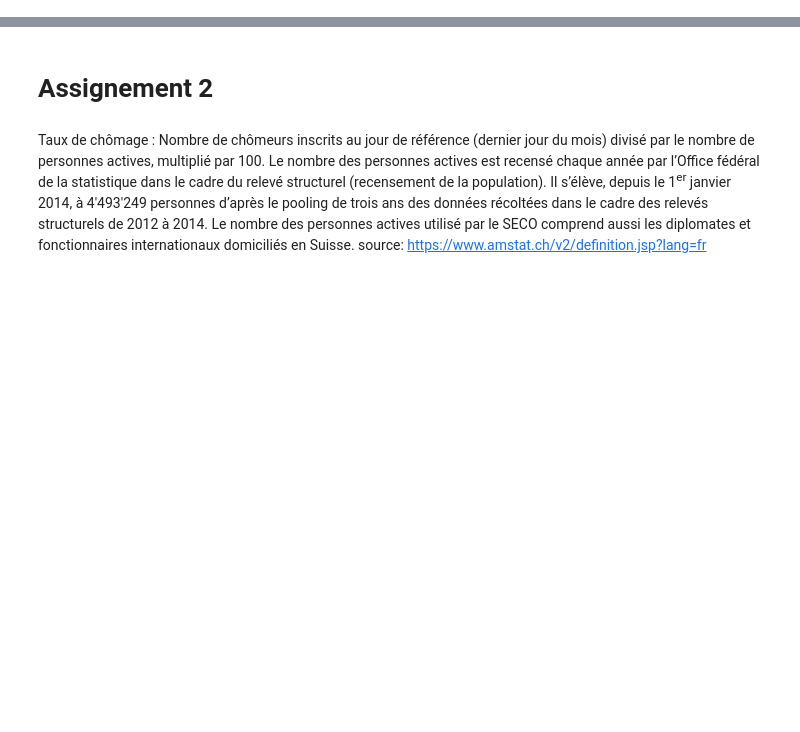
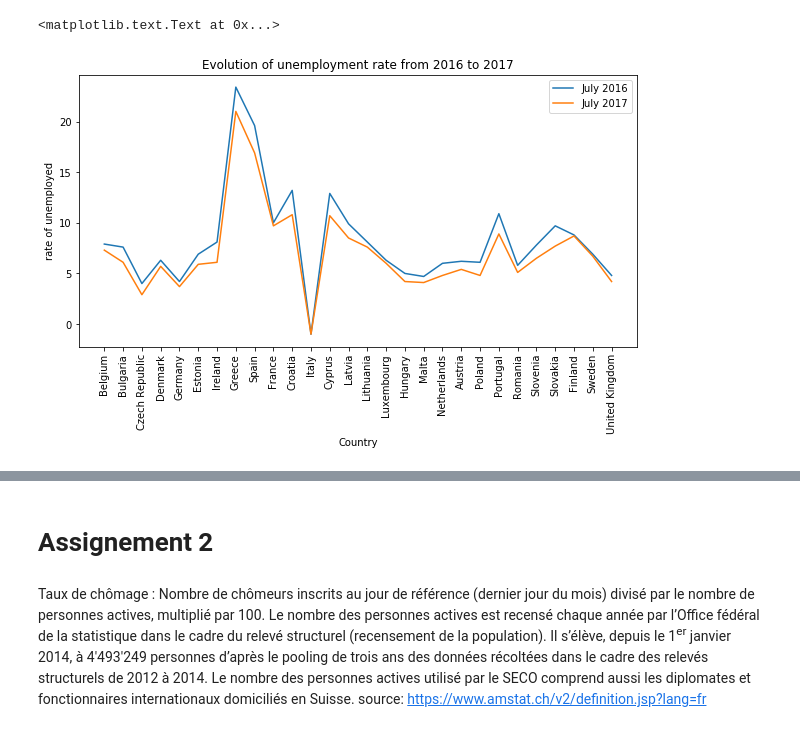
Before and after one commit to Roussaky/ada-EPFL, a Jupyter notebook: Homework3/Homework3.ipynb, the cells around one changed output, grey strips where cells are left out. Cells and saved outputs as stored; diff of their text form; code cells hidden in the pictures; blank space fills up the shorter version.

```diff
--- a/Homework3/Homework3.ipynb
+++ b/Homework3/Homework3.ipynb
@@ -26,0 +45,5 @@ https://github.com/codeforamerica/click_that_hood/tree/master/public/data
+# %%
+data = pd.read_csv('eu-unemployment.csv')
+data = data[ data['UNIT']== 'Percentage of active population']
+data=data[['GEO','TIME','AGE','SEX','Value']]
+data.head()
@@ -26,0 +57,20 @@ https://github.com/codeforamerica/click_that_hood/tree/master/public/data
+# %%
+data2017 = data[(data['TIME'] == '2017M07') & (data['SEX']=='Total') & (data['AGE']=='Total')]
+data2017 = data2017[['GEO','Value']]
+data2017 = data2017.replace(to_replace=':',value=-1)
+data2016 = data[(data['TIME'] == '2016M07') & (data['SEX']=='Total') & (data['AGE']=='Total')]
+data2016 = data2016[['GEO','Value']]
+data2016 = data2016.replace(to_replace=':',value=-1)
+# %%
+fig, ax = plt.subplots(figsize=(10,5))
+x = [i for i in np.arange(0, len(data2016))]
+plt.xticks(x, data2016['GEO'], rotation='vertical')
+ax.plot(x, data2016['Value'])
+ax.plot(x, data2017['Value'])
+ax.set_ylabel("rate of unemployed")
+ax.set_xlabel("Country")
+ax.legend(["July 2016", "July 2017"])
+plt.title('Evolution of unemployment rate from 2016 to 2017')
+# %% [output]
+<matplotlib.text.Text at 0x...>
+[figure, added]
```
Also changed, not shown: parts of 11 cells of this notebook, 2 other files.
